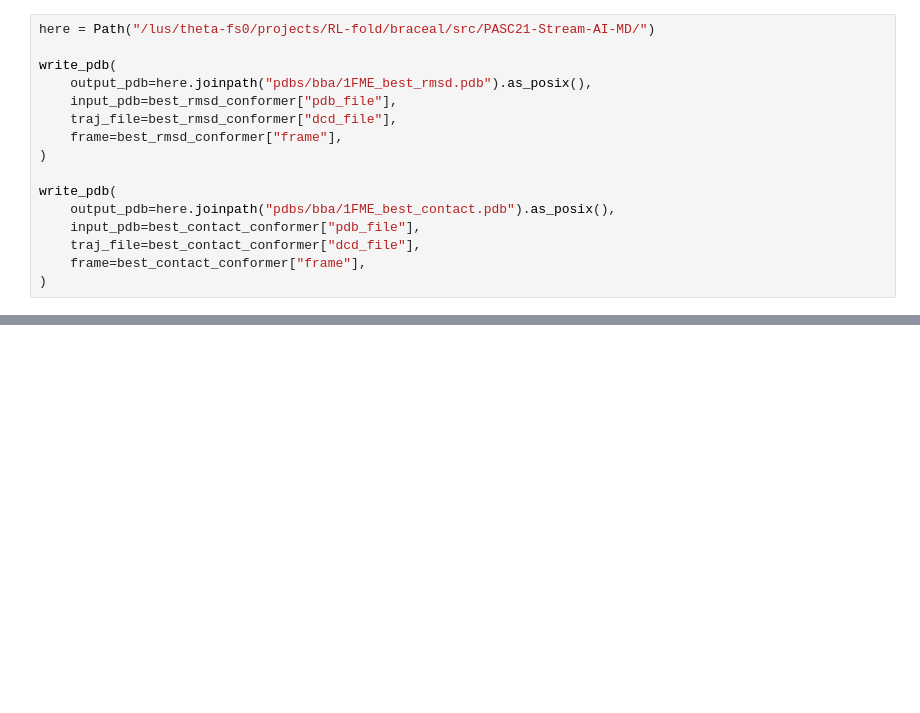
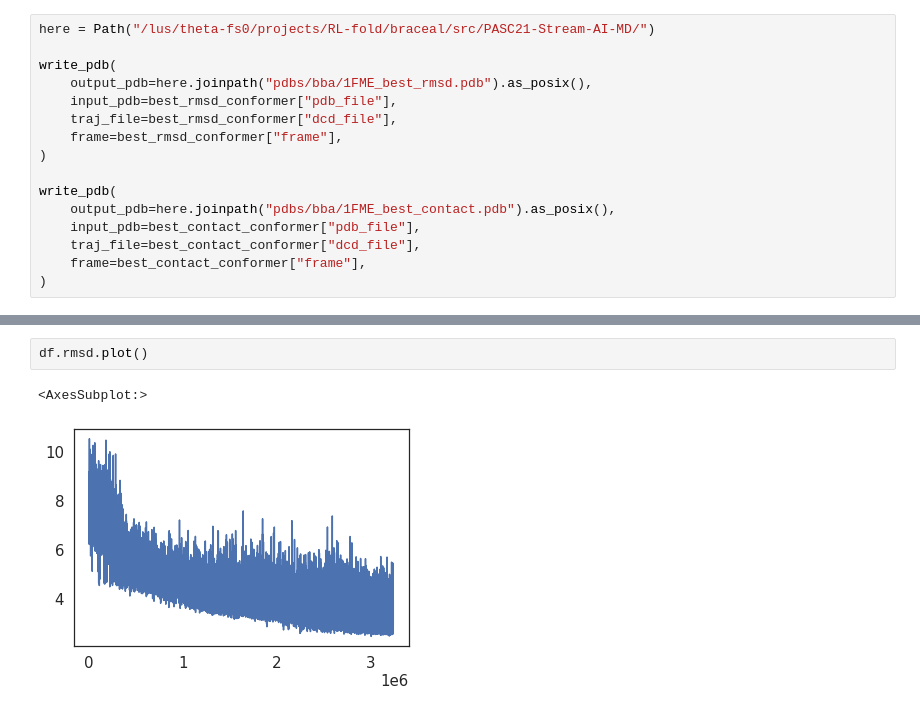
Before and after one commit to braceal/PASC21-Stream-AI-MD, a Jupyter notebook: alex.ipynb, the cells around one changed output, grey strips where cells are left out. Drawn from its saved outputs; the diff is of its cells as text; blank space fills up the shorter version.

```diff
--- a/alex.ipynb
+++ b/alex.ipynb
@@ -126,0 +166,5 @@ write_pdb(
+# %%
+df.rmsd.plot()
+# %% [output]
+<AxesSubplot:>
+[figure, added]
```
Also changed, not shown: parts of 14 cells of this notebook.
